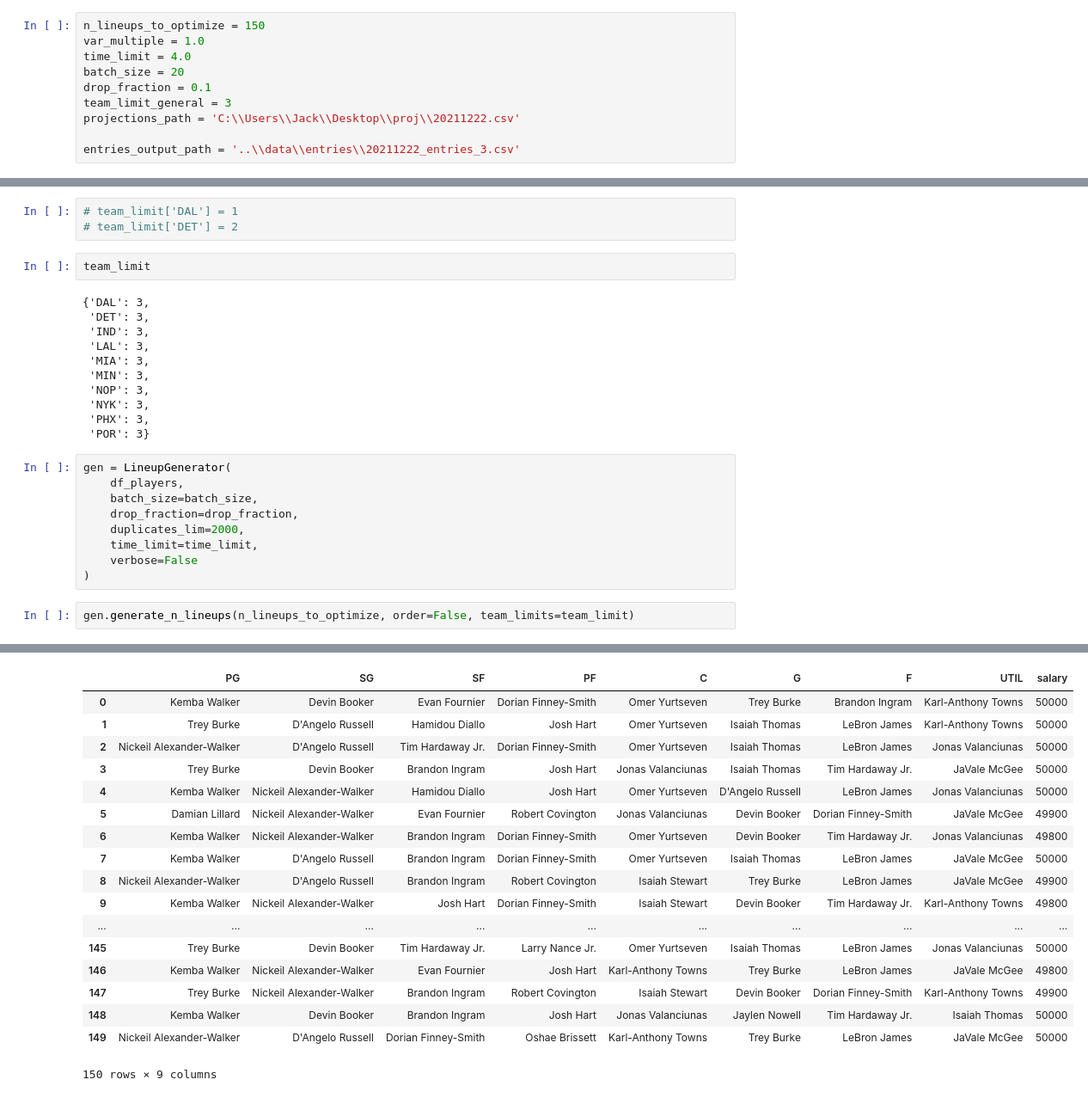
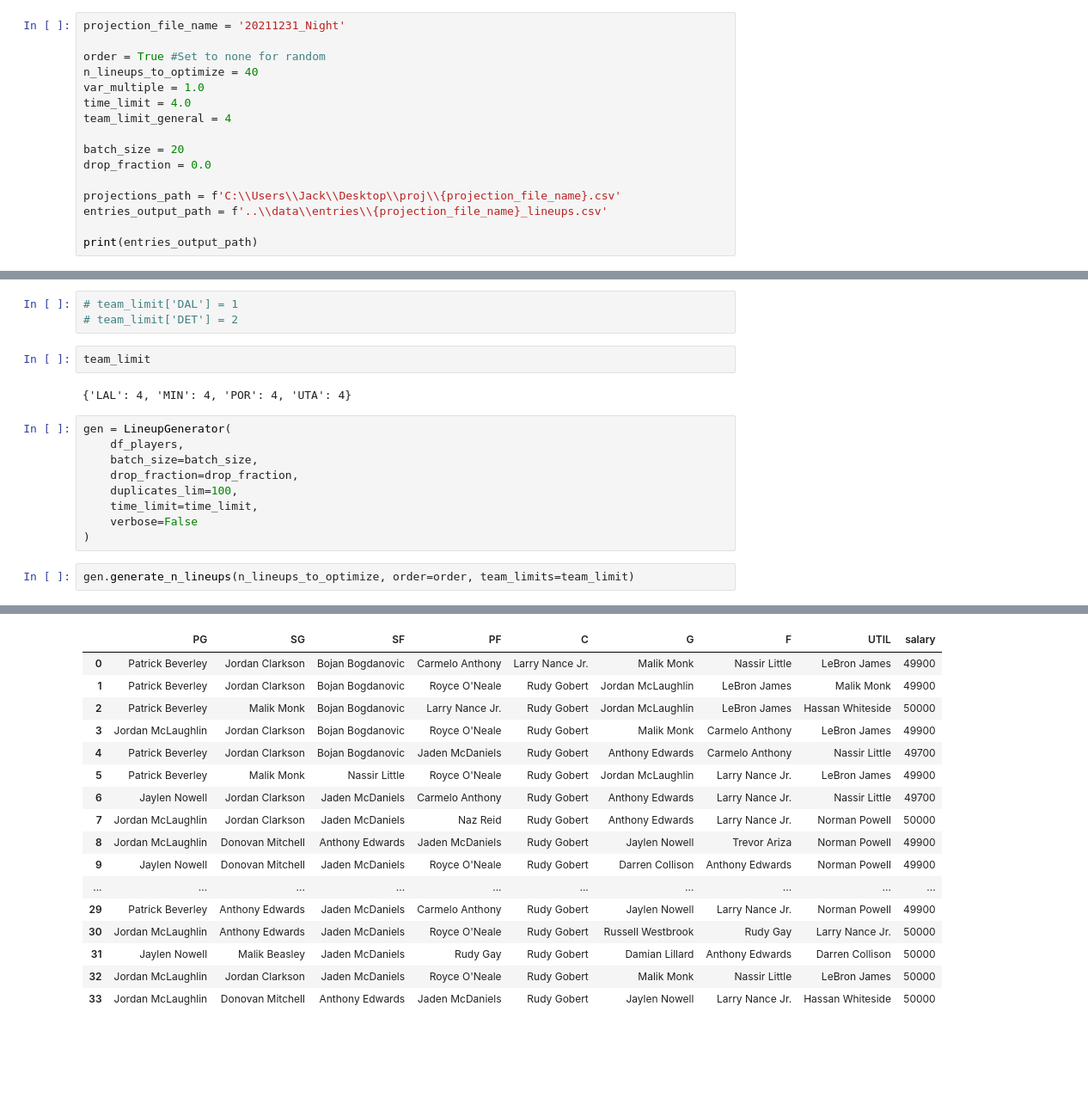
Before and after one commit to firstprinciples/dfs_optimizer, a Jupyter notebook: fps_dfs_optimizer/analyses/run_fast_optimizer.ipynb, the cells around one changed output, grey strips where cells are left out. Shown at 86% size. Saved outputs shown, nothing was run; the diff lists cells and outputs as text; blank space fills up the shorter version.

Commit message:
Jack script updates

```diff
--- a/fps_dfs_optimizer/analyses/run_fast_optimizer.ipynb
+++ b/fps_dfs_optimizer/analyses/run_fast_optimizer.ipynb
@@ -4,12 +4,18 @@ from fps_dfs_optimizer.src.draftkings_tools import get_players_from_salaries
 from fps_dfs_optimizer.src.generator import LineupGenerator
 from fps_dfs_optimizer.src.draftkings_tools import EntriesHandler
 # %%
-n_lineups_to_optimize = 150
+projection_file_name = '20211231_Night'
+
+order = True #Set to none for random
+n_lineups_to_optimize = 40
 var_multiple = 1.0
 time_limit = 4.0
+team_limit_general = 4
+
 batch_size = 20
-drop_fraction = 0.1
-team_limit_general = 3
-projections_path = 'C:\\Users\\Jack\\Desktop\\proj\\20211222.csv'
+drop_fraction = 0.0
 
-entries_output_path = '..\\data\\entries\\20211222_entries_3.csv'
+projections_path = f'C:\\Users\\Jack\\Desktop\\proj\\{projection_file_name}.csv'
+entries_output_path = f'..\\data\\entries\\{projection_file_name}_lineups.csv'
+
+print(entries_output_path)
@@ -44,25 +43,16 @@ team_limit
 # %%
 team_limit
 # %% [output]
-{'DAL': 3,
- 'DET': 3,
- 'IND': 3,
- 'LAL': 3,
- 'MIA': 3,
- 'MIN': 3,
- 'NOP': 3,
- 'NYK': 3,
- 'PHX': 3,
- 'POR': 3}
+{'LAL': 4, 'MIN': 4, 'POR': 4, 'UTA': 4}
 # %%
 gen = LineupGenerator(
     df_players,
     batch_size=batch_size,
     drop_fraction=drop_fraction,
-    duplicates_lim=2000,
+    duplicates_lim=100,
     time_limit=time_limit,
     verbose=False
 )
 # %%
-gen.generate_n_lineups(n_lineups_to_optimize, order=False, team_limits=team_limit)
+gen.generate_n_lineups(n_lineups_to_optimize, order=order, team_limits=team_limit)
 # %% [output]
@@ -96,21 +76,20 @@ Duplicates removed: 6
 |  | PG | SG | SF | PF | C | G | F | UTIL | salary |
-| 0 | Kemba Walker | Devin Booker | Evan Fournier | Dorian Finney-Smith | Omer Yurtseven | Trey Burke | Brandon Ingram | Karl-Anthony Towns | 50000 |
-| 1 | Trey Burke | D'Angelo Russell | Hamidou Diallo | Josh Hart | Omer Yurtseven | Isaiah Thomas | LeBron James | Karl-Anthony Towns | 50000 |
-| 2 | Nickeil Alexander-Walker | D'Angelo Russell | Tim Hardaway Jr. | Dorian Finney-Smith | Omer Yurtseven | Isaiah Thomas | LeBron James | Jonas Valanciunas | 50000 |
-| 3 | Trey Burke | Devin Booker | Brandon Ingram | Josh Hart | Jonas Valanciunas | Isaiah Thomas | Tim Hardaway Jr. | JaVale McGee | 50000 |
-| 4 | Kemba Walker | Nickeil Alexander-Walker | Hamidou Diallo | Josh Hart | Omer Yurtseven | D'Angelo Russell | LeBron James | Jonas Valanciunas | 50000 |
-| 5 | Damian Lillard | Nickeil Alexander-Walker | Evan Fournier | Robert Covington | Jonas Valanciunas | Devin Booker | Dorian Finney-Smith | JaVale McGee | 49900 |
-| 6 | Kemba Walker | Nickeil Alexander-Walker | Brandon Ingram | Dorian Finney-Smith | Omer Yurtseven | Devin Booker | Tim Hardaway Jr. | Jonas Valanciunas | 49800 |
-| 7 | Kemba Walker | D'Angelo Russell | Brandon Ingram | Dorian Finney-Smith | Omer Yurtseven | Isaiah Thomas | LeBron James | JaVale McGee | 50000 |
-| 8 | Nickeil Alexander-Walker | D'Angelo Russell | Brandon Ingram | Robert Covington | Isaiah Stewart | Trey Burke | LeBron James | JaVale McGee | 49900 |
-| 9 | Kemba Walker | Nickeil Alexander-Walker | Josh Hart | Dorian Finney-Smith | Isaiah Stewart | Devin Booker | Tim Hardaway Jr. | Karl-Anthony Towns | 49800 |
+| 0 | Patrick Beverley | Jordan Clarkson | Bojan Bogdanovic | Carmelo Anthony | Larry Nance Jr. | Malik Monk | Nassir Little | LeBron James | 49900 |
+| 1 | Patrick Beverley | Jordan Clarkson | Bojan Bogdanovic | Royce O'Neale | Rudy Gobert | Jordan McLaughlin | LeBron James | Malik Monk | 49900 |
+| 2 | Patrick Beverley | Malik Monk | Bojan Bogdanovic | Larry Nance Jr. | Rudy Gobert | Jordan McLaughlin | LeBron James | Hassan Whiteside | 50000 |
+| 3 | Jordan McLaughlin | Jordan Clarkson | Bojan Bogdanovic | Royce O'Neale | Rudy Gobert | Malik Monk | Carmelo Anthony | LeBron James | 49900 |
+| 4 | Patrick Beverley | Jordan Clarkson | Bojan Bogdanovic | Jaden McDaniels | Rudy Gobert | Anthony Edwards | Carmelo Anthony | Nassir Little | 49700 |
+| 5 | Patrick Beverley | Malik Monk | Nassir Little | Royce O'Neale | Rudy Gobert | Jordan McLaughlin | Larry Nance Jr. | LeBron James | 49900 |
+| 6 | Jaylen Nowell | Jordan Clarkson | Jaden McDaniels | Carmelo Anthony | Rudy Gobert | Anthony Edwards | Larry Nance Jr. | Nassir Little | 49700 |
+| 7 | Jordan McLaughlin | Jordan Clarkson | Jaden McDaniels | Naz Reid | Rudy Gobert | Anthony Edwards | Larry Nance Jr. | Norman Powell | 50000 |
+| 8 | Jordan McLaughlin | Donovan Mitchell | Anthony Edwards | Jaden McDaniels | Rudy Gobert | Jaylen Nowell | Trevor Ariza | Norman Powell | 49900 |
+| 9 | Jaylen Nowell | Donovan Mitchell | Jaden McDaniels | Royce O'Neale | Rudy Gobert | Darren Collison | Anthony Edwards | Norman Powell | 49900 |
 | ... | ... | ... | ... | ... | ... | ... | ... | ... | ... |
-| 145 | Trey Burke | Devin Booker | Tim Hardaway Jr. | Larry Nance Jr. | Omer Yurtseven | Isaiah Thomas | LeBron James | Jonas Valanciunas | 50000 |
-| 146 | Kemba Walker | Nickeil Alexander-Walker | Evan Fournier | Josh Hart | Karl-Anthony Towns | Trey Burke | LeBron James | JaVale McGee | 49800 |
-| 147 | Trey Burke | Nickeil Alexander-Walker | Brandon Ingram | Robert Covington | Isaiah Stewart | Devin Booker | Dorian Finney-Smith | Karl-Anthony Towns | 49900 |
-| 148 | Kemba Walker | Devin Booker | Brandon Ingram | Josh Hart | Jonas Valanciunas | Jaylen Nowell | Tim Hardaway Jr. | Isaiah Thomas | 50000 |
-| 149 | Nickeil Alexander-Walker | D'Angelo Russell | Dorian Finney-Smith | Oshae Brissett | Karl-Anthony Towns | Trey Burke | LeBron James | JaVale McGee | 50000 |
+| 29 | Patrick Beverley | Anthony Edwards | Jaden McDaniels | Carmelo Anthony | Rudy Gobert | Jaylen Nowell | Larry Nance Jr. | Norman Powell | 49900 |
+| 30 | Jordan McLaughlin | Anthony Edwards | Jaden McDaniels | Royce O'Neale | Rudy Gobert | Russell Westbrook | Rudy Gay | Larry Nance Jr. | 50000 |
+| 31 | Jaylen Nowell | Malik Beasley | Jaden McDaniels | Rudy Gay | Rudy Gobert | Damian Lillard | Anthony Edwards | Darren Collison | 50000 |
+| 32 | Jordan McLaughlin | Jordan Clarkson | Jaden McDaniels | Royce O'Neale | Rudy Gobert | Malik Monk | Nassir Little | LeBron James | 50000 |
+| 33 | Jordan McLaughlin | Donovan Mitchell | Anthony Edwards | Jaden McDaniels | Rudy Gobert | Jaylen Nowell | Larry Nance Jr. | Hassan Whiteside | 50000 |
-150 rows × 9 columns
 # %%
 entries = EntriesHandler(None, gen.df)
 entries.add_lineups_to_entries(gen.df_lineups, drop_entries=True, path=entries_output_path)
```
Also changed, not shown: parts of 7 cells of this notebook, 2 other files.
